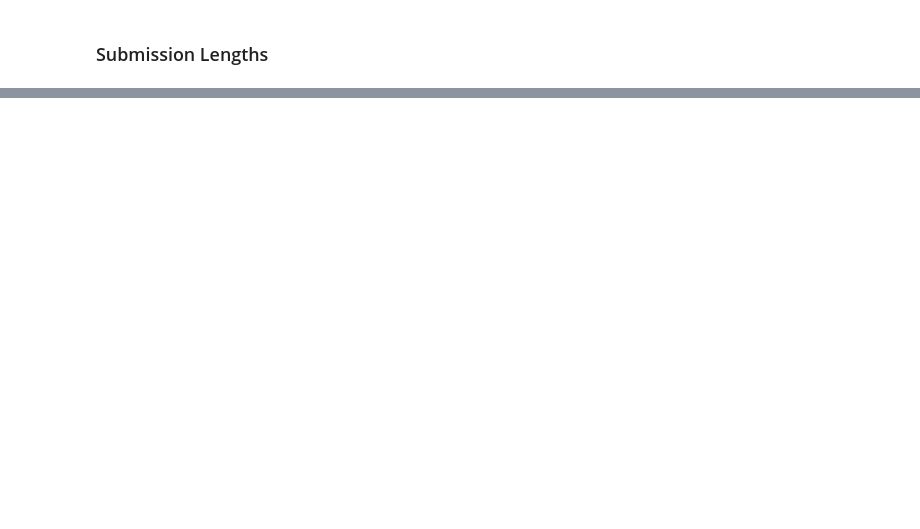
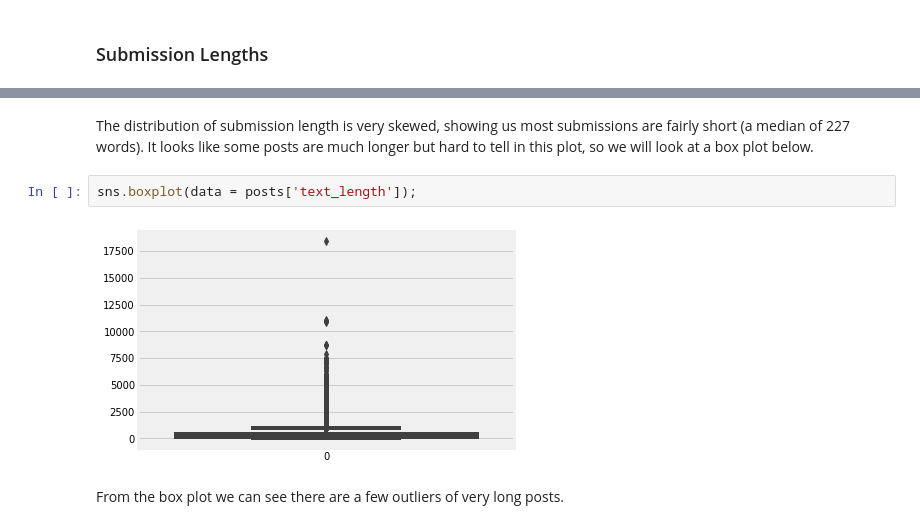
Before and after one commit to eileenhartnett/NLP-DeepLearning-Reddit-Project, a Jupyter notebook: notebooks/step3-EDA.ipynb, the cells around one changed output, grey strips where cells are left out. Cells and saved outputs as stored; diff of their text form; blank space fills up the shorter version.

```diff
--- a/notebooks/step3-EDA.ipynb
+++ b/notebooks/step3-EDA.ipynb
@@ -157,0 +100,9 @@ df.sum().sort_values(ascending=False).head(20).plot(kind='barh');
+# %% [markdown]
+
+The distribution of submission length is very skewed, showing us most submissions are fairly short (a median of 227 words). It looks like some posts are much longer but hard to tell in this plot, so we will look at a box plot below.
+# %%
+sns.boxplot(data = posts['text_length']);
+# %% [output]
+[figure, added]
+# %% [markdown]
+From the box plot we can see there are a few outliers of very long posts.
```
Also changed, not shown: parts of 42 cells of this notebook, 1 other file.
